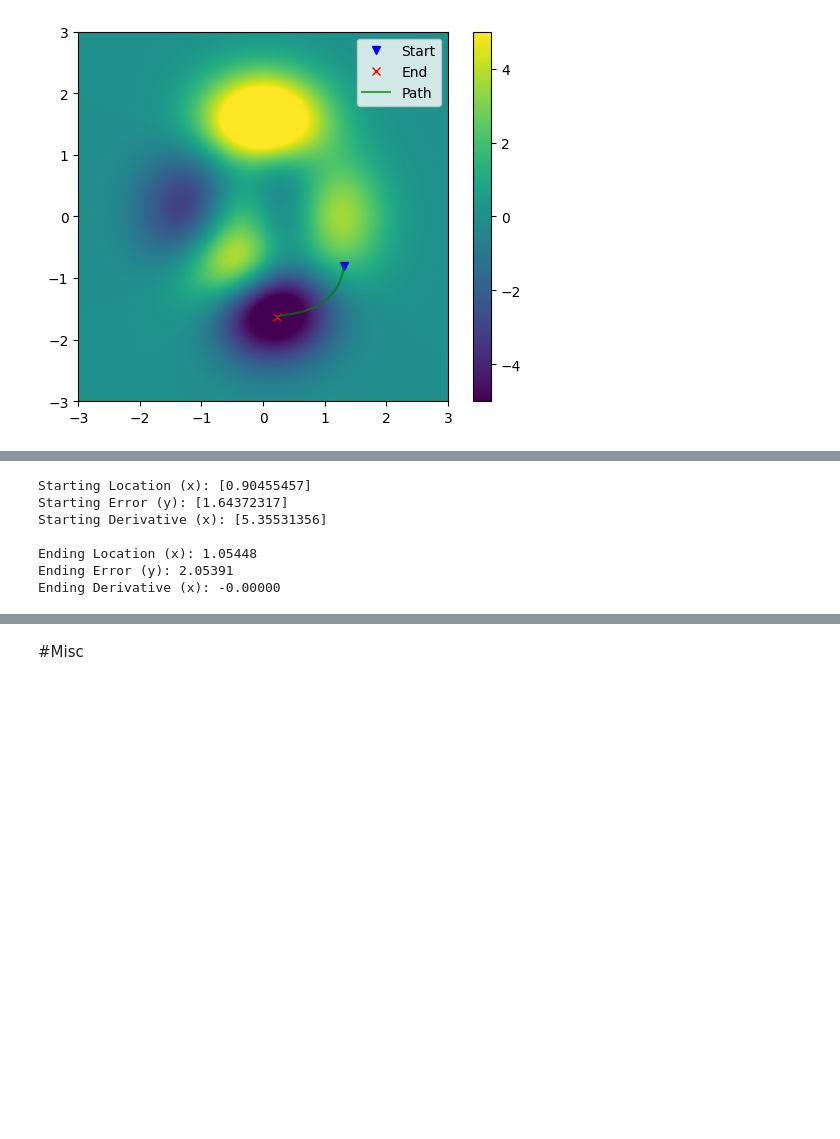
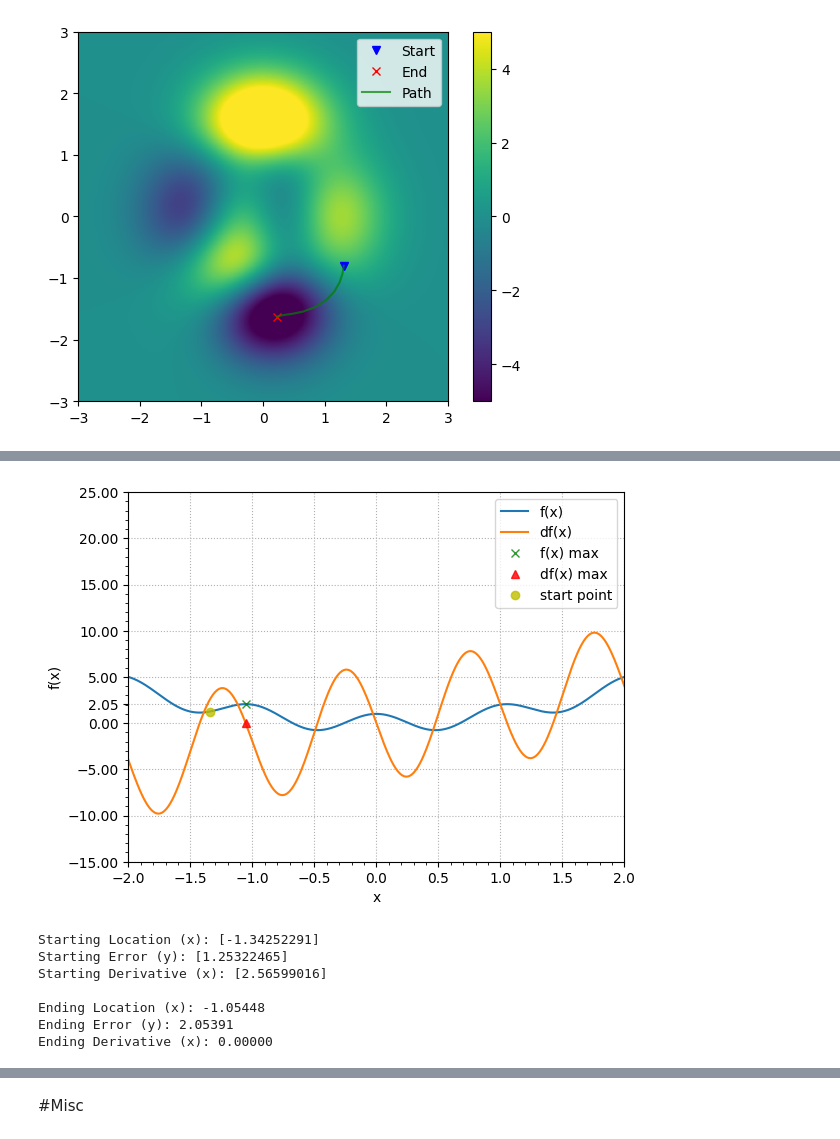
Before and after one commit to Salciano/ShowcasePython, a Jupyter notebook: Showcase.ipynb, the cells around one changed output, grey strips where cells are left out. Drawn from its saved outputs; the diff is of its cells as text; code cells hidden in the pictures; blank space fills up the shorter version.

Commit message:
Parametric Experiment 1: Initial Location

```diff
--- a/Showcase.ipynb
+++ b/Showcase.ipynb
@@ -2483,7 +2486,7 @@ ploti.plot(x,fx(x), x, dfx(x))
 #ploti.plot(xdraw,fx(x), color="royalblue")
 #ploti.plot(x, dfx(x), color="orange")
 ploti.plot(localmax, fx(localmax), "gx", alpha=0.8)
-ploti.plot(localmax, dfx(localmax), "ro", alpha=0.8)
+ploti.plot(localmax, dfx(localmax), "r^", alpha=0.8)
 ploti.plot(init_max, fx(init_max), "yo", alpha=0.8)
 ploti.plot(localmax, fx(localmax))
 ploti.xlim(x[[0, -1]])
@@ -2507,7 +2509,8 @@ print(f"Ending Derivative (x): {dfx(localmax)[0]:.5f}")
+[figure, added]
-Starting Location (x): [0.90455457]
-Starting Error (y): [1.64372317]
-Starting Derivative (x): [5.35531356]
+Starting Location (x): [-1.34252291]
+Starting Error (y): [1.25322465]
+Starting Derivative (x): [2.56599016]
 
-Ending Location (x): 1.05448
+Ending Location (x): -1.05448
 Ending Error (y): 2.05391
-Ending Derivative (x): -0.00000
+Ending Derivative (x): 0.00000
```
Also changed, not shown: parts of 10 cells of this notebook.
